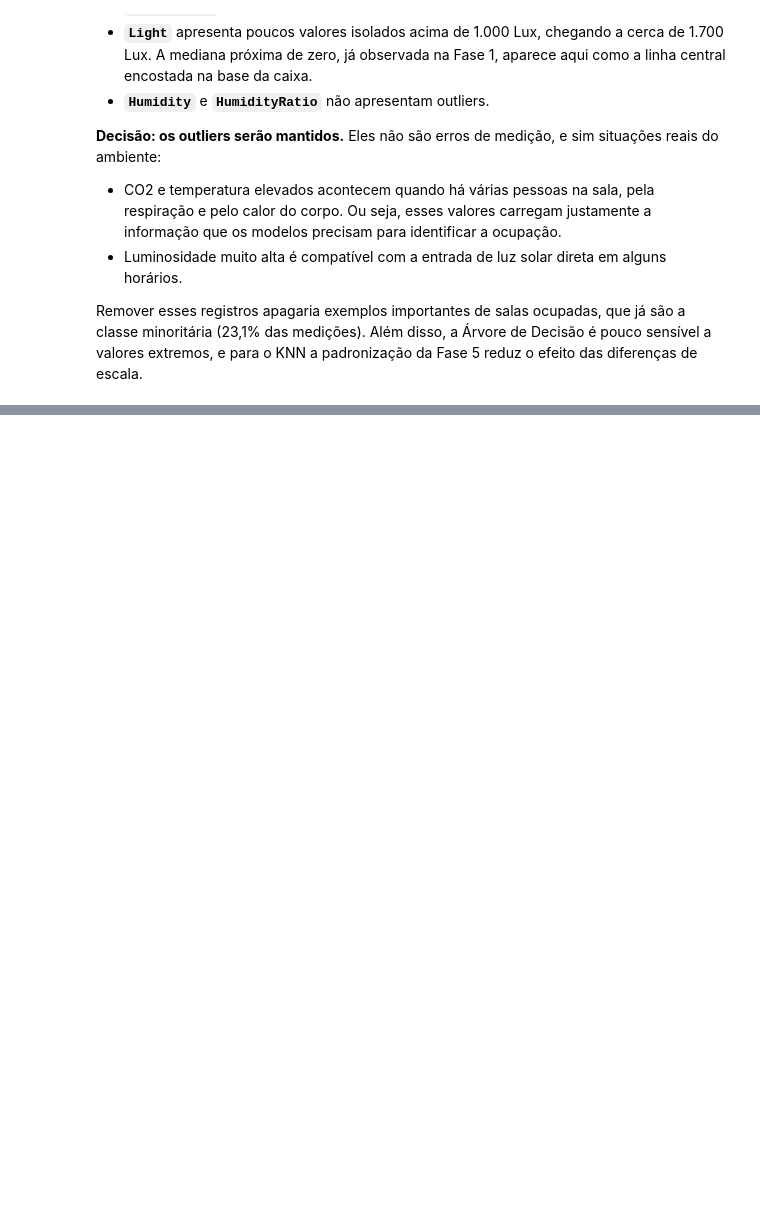
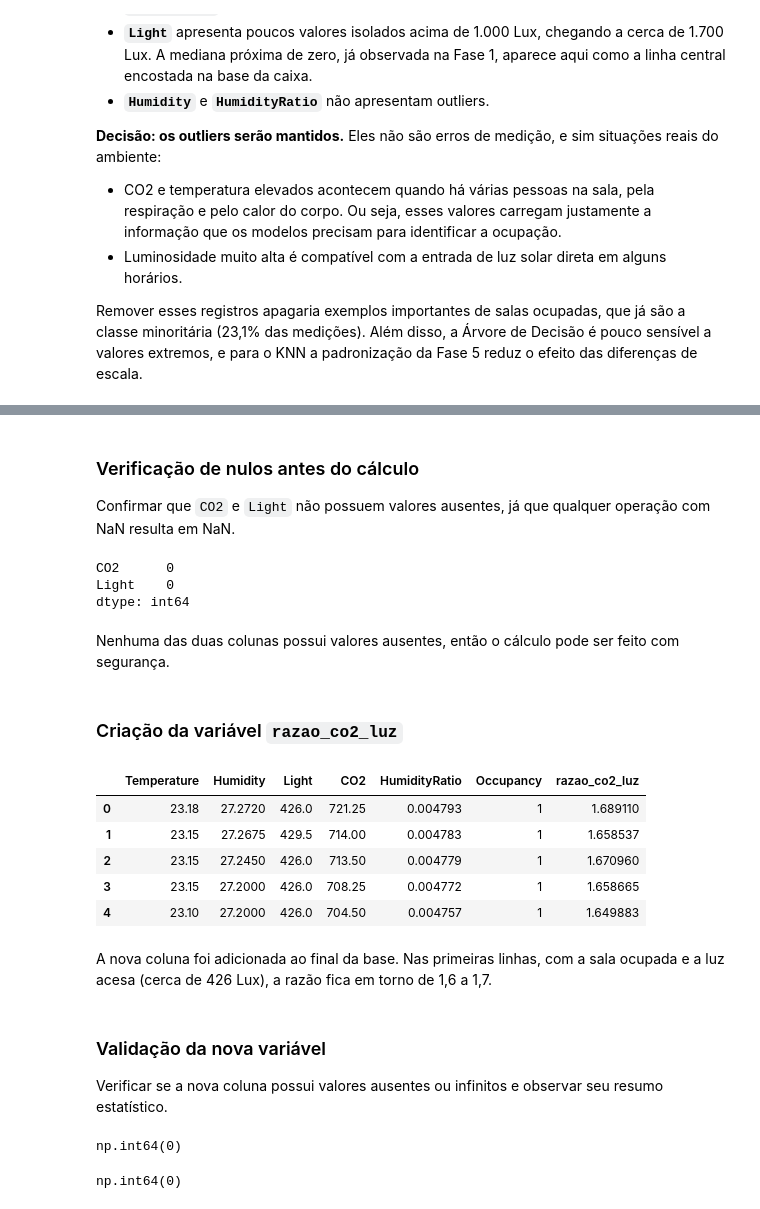
Before and after one commit to MatheusCapri/ocupacao_salas_ml, a Jupyter notebook: notebooks/analise_ocupacao.ipynb, the cells around one changed output, grey strips where cells are left out. Drawn from its saved outputs; the diff is of its cells as text; code cells hidden in the pictures; blank space fills up the shorter version.

Commit message:
implementa feature engineering com razao_co2_luz

```diff
--- a/notebooks/analise_ocupacao.ipynb
+++ b/notebooks/analise_ocupacao.ipynb
@@ -413,0 +428,38 @@ Remover esses registros apagaria exemplos importantes de salas ocupadas, que já
+# %% [markdown]
+### Verificação de nulos antes do cálculo
+
+Confirmar que `CO2` e `Light` não possuem valores ausentes, já que qualquer operação com NaN resulta em NaN.
+# %%
+df[["CO2", "Light"]].isnull().sum()
+# %% [output]
+CO2      0
+Light    0
+dtype: int64
+# %% [markdown]
+Nenhuma das duas colunas possui valores ausentes, então o cálculo pode ser feito com segurança.
+# %% [markdown]
+### Criação da variável `razao_co2_luz`
+# %%
+df["razao_co2_luz"] = df["CO2"] / (df["Light"] + 1)
+df.head()
+# %% [output]
+|  | Temperature | Humidity | Light | CO2 | HumidityRatio | Occupancy | razao_co2_luz |
+| 0 | 23.18 | 27.2720 | 426.0 | 721.25 | 0.004793 | 1 | 1.689110 |
+| 1 | 23.15 | 27.2675 | 429.5 | 714.00 | 0.004783 | 1 | 1.658537 |
+| 2 | 23.15 | 27.2450 | 426.0 | 713.50 | 0.004779 | 1 | 1.670960 |
+| 3 | 23.15 | 27.2000 | 426.0 | 708.25 | 0.004772 | 1 | 1.658665 |
+| 4 | 23.10 | 27.2000 | 426.0 | 704.50 | 0.004757 | 1 | 1.649883 |
+# %% [markdown]
+A nova coluna foi adicionada ao final da base. Nas primeiras linhas, com a sala ocupada e a luz acesa (cerca de 426 Lux), a razão fica em torno de 1,6 a 1,7.
+# %% [markdown]
+### Validação da nova variável
+
+Verificar se a nova coluna possui valores ausentes ou infinitos e observar seu resumo estatístico.
+# %%
+df["razao_co2_luz"].isnull().sum()
+# %% [output]
+np.int64(0)
+# %%
+np.isinf(df["razao_co2_luz"]).sum()
+# %% [output]
+np.int64(0)
```
Also changed, not shown: parts of 6 cells of this notebook.
